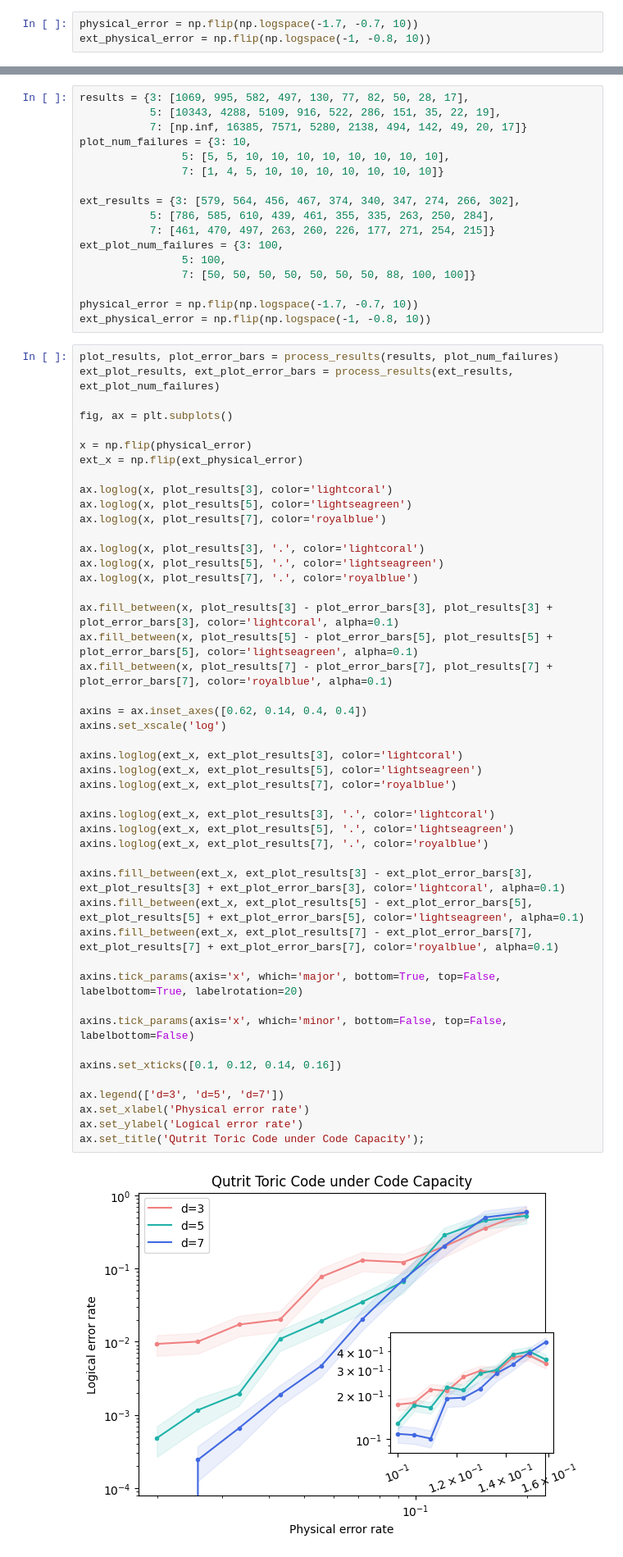
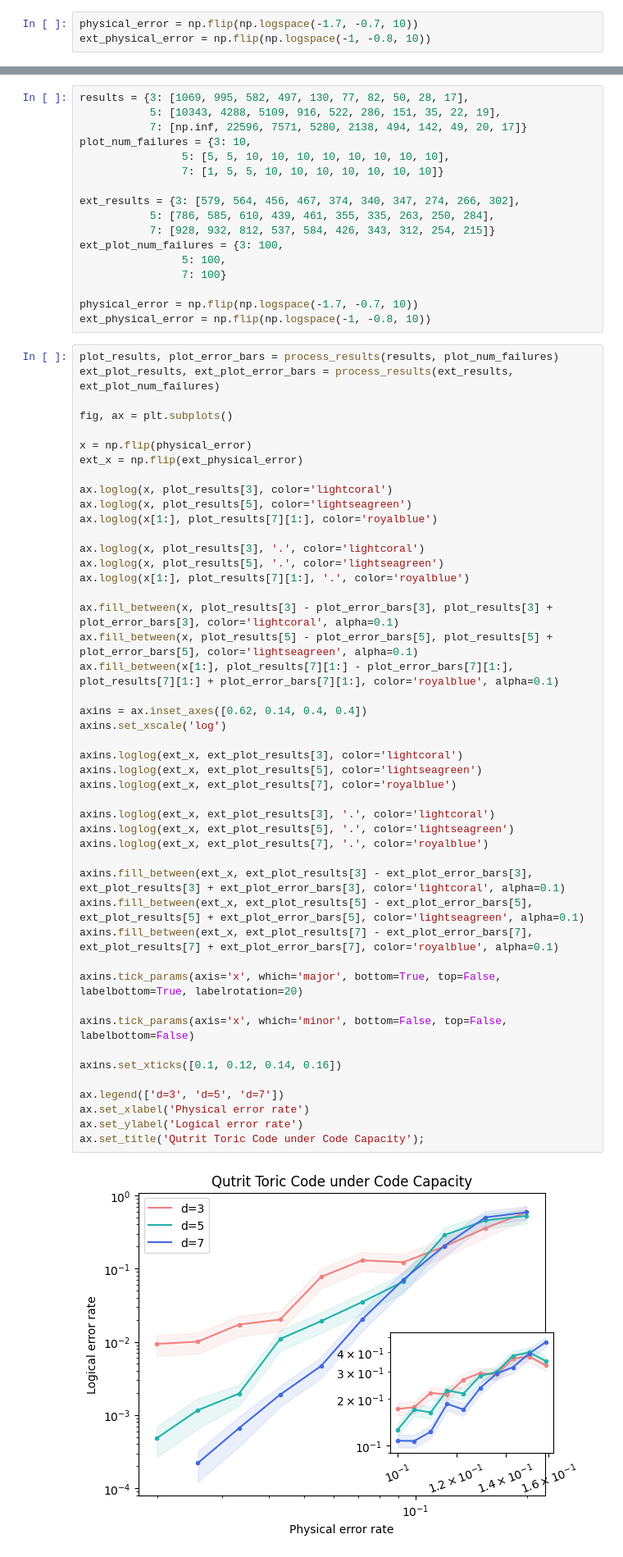
Before and after one commit to e-kneip/bbqudit, a Jupyter notebook: bbq/last_chance.ipynb, the cells around one changed output, grey strips where cells are left out. Shown at 82% size. Cells and saved outputs as stored; diff of their text form.

```diff
--- a/bbq/last_chance.ipynb
+++ b/bbq/last_chance.ipynb
@@ -88,17 +88,17 @@ ax.set_title('Qubit Toric Code under Code Capacity');
 # %%
 results = {3: [1069, 995, 582, 497, 130, 77, 82, 50, 28, 17],
            5: [10343, 4288, 5109, 916, 522, 286, 151, 35, 22, 19],
-           7: [np.inf, 16385, 7571, 5280, 2138, 494, 142, 49, 20, 17]}
+           7: [np.inf, 22596, 7571, 5280, 2138, 494, 142, 49, 20, 17]}
 plot_num_failures = {3: 10,
                 5: [5, 5, 10, 10, 10, 10, 10, 10, 10, 10],
-                7: [1, 4, 5, 10, 10, 10, 10, 10, 10, 10]}
+                7: [1, 5, 5, 10, 10, 10, 10, 10, 10, 10]}
 
 ext_results = {3: [579, 564, 456, 467, 374, 340, 347, 274, 266, 302],
            5: [786, 585, 610, 439, 461, 355, 335, 263, 250, 284],
-           7: [461, 470, 497, 263, 260, 226, 177, 271, 254, 215]}
+           7: [928, 932, 812, 537, 584, 426, 343, 312, 254, 215]}
 ext_plot_num_failures = {3: 100,
                 5: 100,
-                7: [50, 50, 50, 50, 50, 50, 50, 88, 100, 100]}
+                7: 100}
 
 physical_error = np.flip(np.logspace(-1.7, -0.7, 10))
 ext_physical_error = np.flip(np.logspace(-1, -0.8, 10))
@@ -113,40 +113,40 @@ ext_x = np.flip(ext_physical_error)
 
 ax.loglog(x, plot_results[3], color='lightcoral')
 ax.loglog(x, plot_results[5], color='lightseagreen')
-ax.loglog(x, plot_results[7], color='royalblue')
+ax.loglog(x[1:], plot_results[7][1:], color='royalblue')
 
 ax.loglog(x, plot_results[3], '.', color='lightcoral')
 ax.loglog(x, plot_results[5], '.', color='lightseagreen')
-ax.loglog(x, plot_results[7], '.', color='royalblue')
+ax.loglog(x[1:], plot_results[7][1:], '.', color='royalblue')
 
 ax.fill_between(x, plot_results[3] - plot_error_bars[3], plot_results[3] + plot_error_bars[3], color='lightcoral', alpha=0.1)
 ax.fill_between(x, plot_results[5] - plot_error_bars[5], plot_results[5] + plot_error_bars[5], color='lightseagreen', alpha=0.1)
-ax.fill_between(x, plot_results[7] - plot_error_bars[7], plot_results[7] + plot_error_bars[7], color='royalblue', alpha=0.1)
+ax.fill_between(x[1:], plot_results[7][1:] - plot_error_bars[7][1:], plot_results[7][1:] + plot_error_bars[7][1:], color='royalblue', alpha=0.1)
 
 axins = ax.inset_axes([0.62, 0.14, 0.4, 0.4])
 axins.set_xscale('log')
 
 axins.loglog(ext_x, ext_plot_results[3], color='lightcoral')
 axins.loglog(ext_x, ext_plot_results[5], color='lightseagreen')
 axins.loglog(ext_x, ext_plot_results[7], color='royalblue')
 
 axins.loglog(ext_x, ext_plot_results[3], '.', color='lightcoral')
 axins.loglog(ext_x, ext_plot_results[5], '.', color='lightseagreen')
 axins.loglog(ext_x, ext_plot_results[7], '.', color='royalblue')
 
 axins.fill_between(ext_x, ext_plot_results[3] - ext_plot_error_bars[3], ext_plot_results[3] + ext_plot_error_bars[3], color='lightcoral', alpha=0.1)
 axins.fill_between(ext_x, ext_plot_results[5] - ext_plot_error_bars[5], ext_plot_results[5] + ext_plot_error_bars[5], color='lightseagreen', alpha=0.1)
 axins.fill_between(ext_x, ext_plot_results[7] - ext_plot_error_bars[7], ext_plot_results[7] + ext_plot_error_bars[7], color='royalblue', alpha=0.1)
 
 axins.tick_params(axis='x', which='major', bottom=True, top=False, labelbottom=True, labelrotation=20)
 
 axins.tick_params(axis='x', which='minor', bottom=False, top=False, labelbottom=False)
 
 axins.set_xticks([0.1, 0.12, 0.14, 0.16])
 
 ax.legend(['d=3', 'd=5', 'd=7'])
 ax.set_xlabel('Physical error rate')
 ax.set_ylabel('Logical error rate')
 ax.set_title('Qutrit Toric Code under Code Capacity');
 # %% [output]
-[figure, old version]
+[figure, new version]
```
Also changed, not shown: parts of 4 cells of this notebook, 2 other files.
